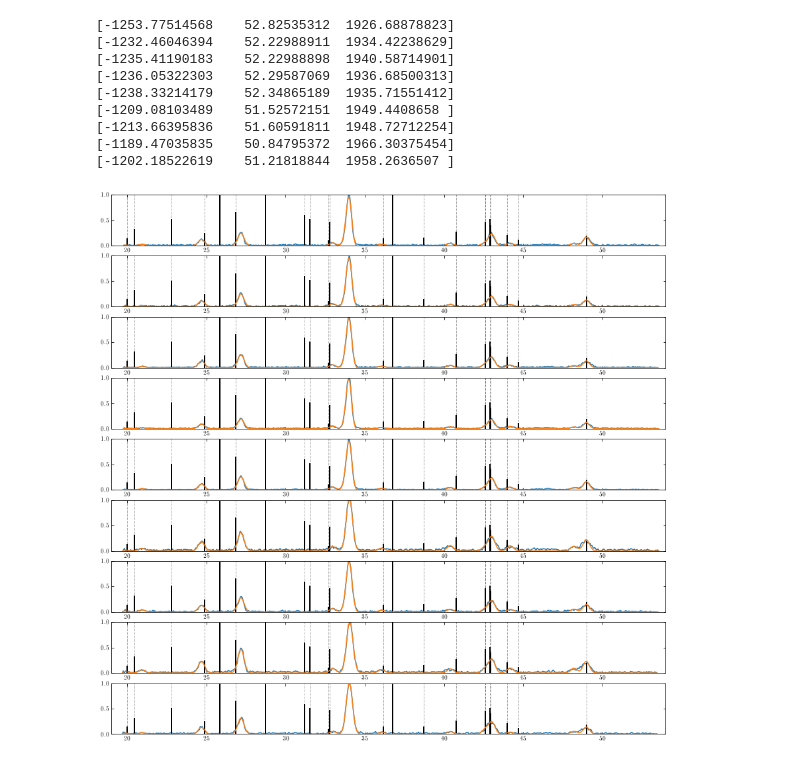
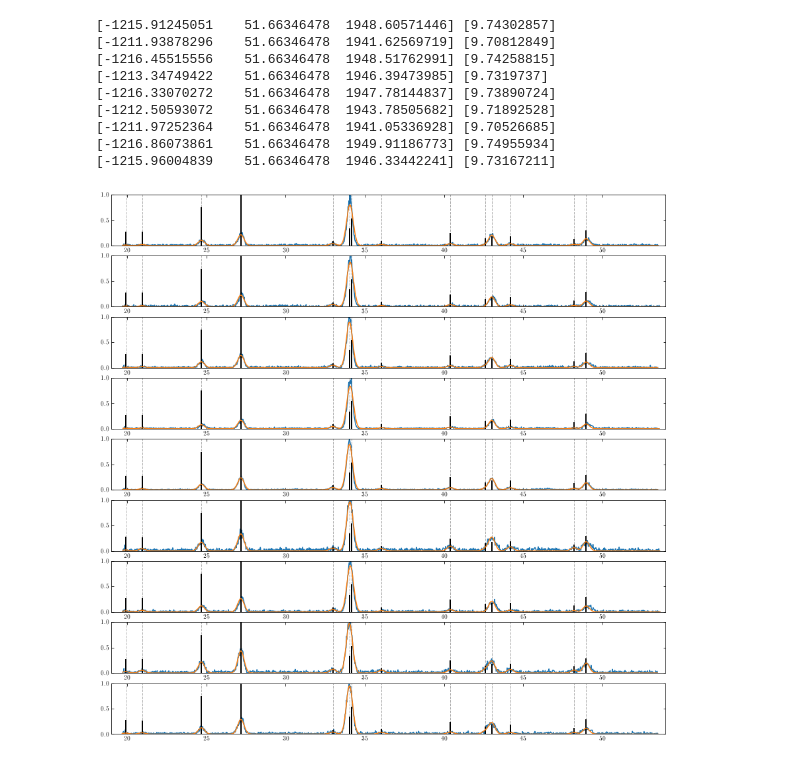
Before and after one commit to zpreisler/calibrationXRD, a Jupyter notebook: capello_hydrocerussite.ipynb, the cells around one changed output. Saved outputs shown, nothing was run; the diff lists cells and outputs as text; code cells hidden in the pictures.

```diff
--- a/capello_hydrocerussite.ipynb
+++ b/capello_hydrocerussite.ipynb
@@ -164,6 +167,5 @@ class GaussNewton():
 # %%
 files = glob('Cappello/Hydrocerussite/roi*.dat')
-cnb_hcs = MixPhase([spinel,barite])
 
 xrd_gn = []
 xrd_spectra = []
@@ -171,7 +173,8 @@ xrd_spectra = []
 for file in files:
 
     spectra = Spectra(file)
-    spectra.calibrate_from_file('Cappello/Calibrazione1.txt').convolve(1).snip()
+    spectra.calibrate_from_file('Cappello/Calibrazione1.txt').convolve(1).raw_snip(m=16)#.convolve(1).snip()
+    #spectra.calibrate_from_file('Cappello/Calibrazione1.txt').convolve(1).snip()
 
     xrd_spectra += [spectra]
     xrd_gn += [GaussNewton(hydrocerussite,spectra)]
@@ -198,34 +201,34 @@ ylim(0,1)
 # %%
 %matplotlib inline
 fig,ax = subplots(len(xrd_spectra),1,figsize = (15,15))
 
 for i,(spectra,gn) in enumerate(zip(xrd_spectra,xrd_gn)):
 
     for _ in range(16):
         gn.calibration(alpha=1)
-    print(gn.spectra.opt)
+    print(gn.spectra.opt,gn.spectra.s * 5e-3)
 
     ax[i].plot(spectra.theta,spectra.intensity)
 
-    x,y = cnb_hcs.get_theta(max_theta = 53,min_intensity=0.1)
+    x,y = hydrocerussite.get_theta(max_theta = 53,min_intensity=0.05)
     ax[i].vlines(x,0,y,'k',lw=2)
     ax[i].vlines(x,0,1.0,'k',lw=1,ls='--',alpha=0.33)
 
     ax[i].plot(gn.theta,gn.z)
 
     ax[i].set_xlim(19,54)
     ax[i].set_ylim(0,1)
 # %% [output]
-[-1253.77514568    52.82535312  1926.68878823]
-[-1232.46046394    52.22988911  1934.42238629]
-[-1235.41190183    52.22988898  1940.58714901]
-[-1236.05322303    52.29587069  1936.68500313]
-[-1238.33214179    52.34865189  1935.71551412]
-[-1209.08103489    51.52572151  1949.4408658 ]
-[-1213.66395836    51.60591811  1948.72712254]
-[-1189.47035835    50.84795372  1966.30375454]
-[-1202.18522619    51.21818844  1958.2636507 ]
+[-1215.91245051    51.66346478  1948.60571446] [9.74302857]
+[-1211.93878296    51.66346478  1941.62569719] [9.70812849]
+[-1216.45515556    51.66346478  1948.51762991] [9.74258815]
+[-1213.34749422    51.66346478  1946.39473985] [9.7319737]
+[-1216.33070272    51.66346478  1947.78144837] [9.73890724]
+[-1212.50593072    51.66346478  1943.78505682] [9.71892528]
+[-1211.97252364    51.66346478  1941.05336928] [9.70526685]
+[-1216.86073861    51.66346478  1949.91186773] [9.74955934]
+[-1215.96004839    51.66346478  1946.33442241] [9.73167211]
-[figure, old version]
+[figure, new version]
 # %%
 #fig,ax = subplots(len(xrd_spectra),1,figsize = (15,15))
 figure(figsize=(15,6))
```
Also changed, not shown: parts of 6 cells of this notebook, 9 other files.
